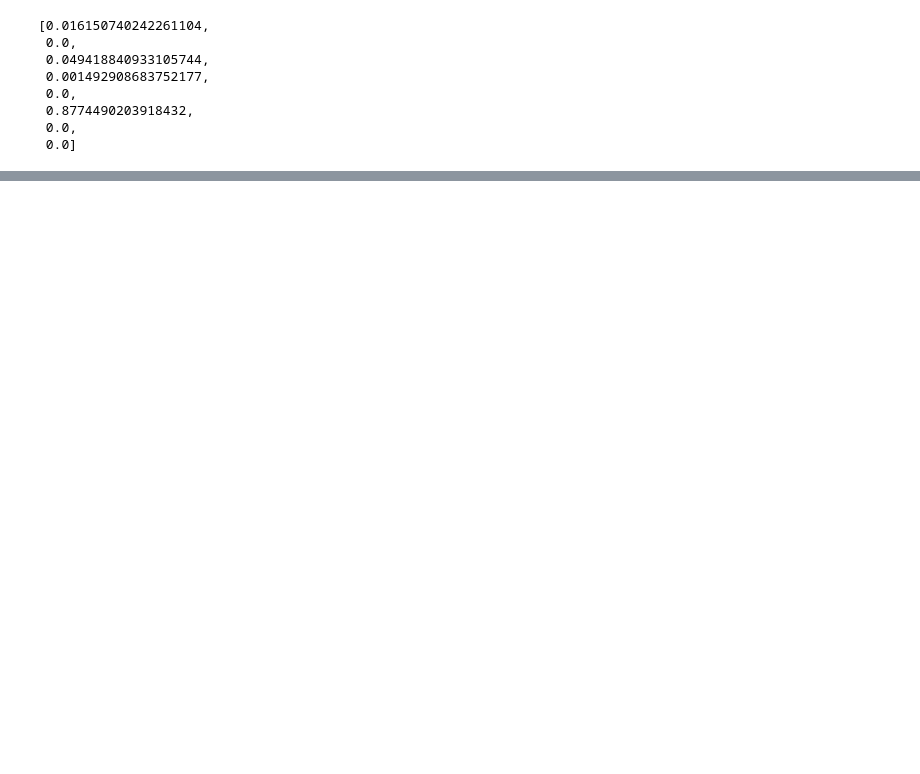
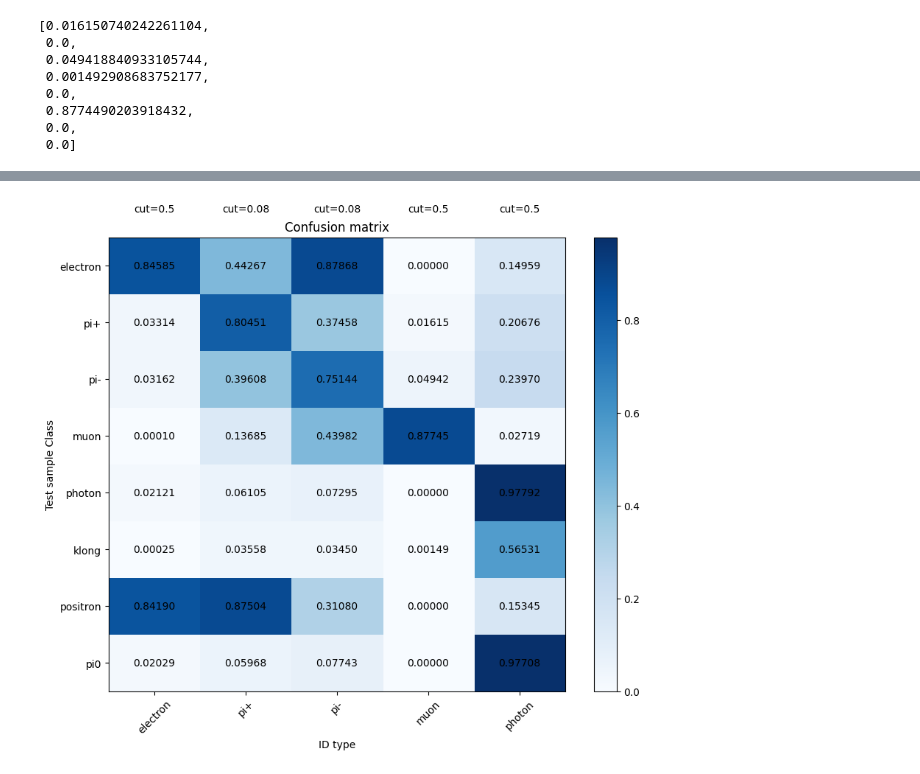
Before and after one commit to Dowling7/DQ_Dowling, a Jupyter notebook: new_ID/w_Ep/confusion_matrix.ipynb, the cells around one changed output, grey strips where cells are left out. Saved outputs shown, nothing was run; the diff lists cells and outputs as text; code cells hidden in the pictures; blank space fills up the shorter version.

```diff
--- a/new_ID/w_Ep/confusion_matrix.ipynb
+++ b/new_ID/w_Ep/confusion_matrix.ipynb
@@ -122,0 +180,40 @@ plt.savefig("5_col_confm.png")
+# %%
+import numpy as np
+import matplotlib.pyplot as plt
+
+# Your data and setup remains the same
+# ...
+
+# Plot heatmap
+fig, ax = plt.subplots(figsize=(10, 8)) # Increase the figure size for clarity
+cax = ax.imshow(cm, cmap=plt.cm.Blues, aspect='auto')
+
+# Add color bar
+fig.colorbar(cax)
+
+# Add text annotations for cells.
+for (i, j), val in np.ndenumerate(cm):
+    ax.text(j, i, f"{val:.5f}", ha='center', va='center', color='black')
+
+# Set ticks and labels
+ax.set_xticks(np.arange(len(column_labels)))
+ax.set_yticks(np.arange(len(row_labels)))
+ax.set_xticklabels(column_labels)
+ax.set_yticklabels(row_labels)
+
+# Rotate the tick labels for clarity on the x-axis
+plt.xticks(rotation=45)
+
+# Set axis labels
+plt.xlabel('ID type')
+plt.ylabel('Test sample Class')
+
+cuts = ["cut=0.5","cut=0.08","cut=0.08","cut=0.5", "cut=0.5"]
+# Add labels for each column on the top
+for i, label in enumerate(cuts):
+    ax.text(i, -1, label, ha='center', va='center', color='black', fontsize=10)
+
+plt.title('Confusion matrix')
+plt.savefig("re_col_confm.png")
+# %% [output]
+[figure, added]
```
Also changed, not shown: parts of 7 cells of this notebook, 12 other files.
